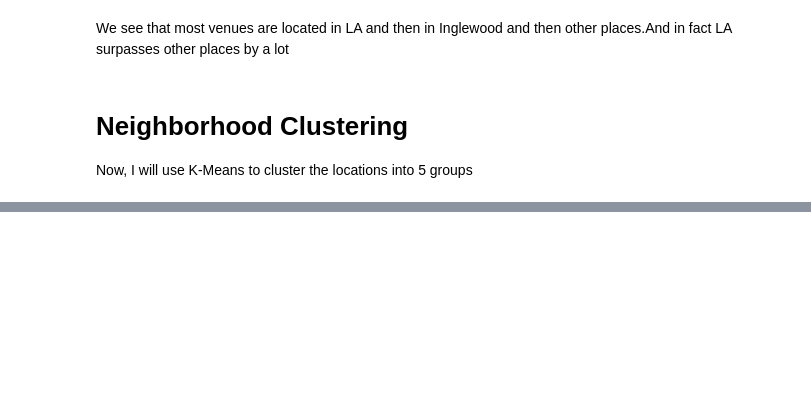
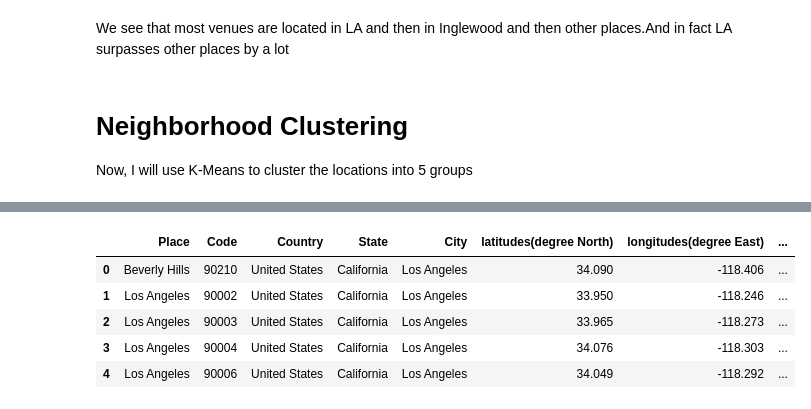
Before and after one commit to RandomY-2/Coursera_Capstone, a Jupyter notebook: LA_Neighborhood_Clustering.ipynb, the cells around one changed output, grey strips where cells are left out. Cells and saved outputs as stored; diff of their text form; code cells hidden in the pictures; blank space fills up the shorter version.

```diff
--- a/LA_Neighborhood_Clustering.ipynb
+++ b/LA_Neighborhood_Clustering.ipynb
@@ -498,13 +643,17 @@ kmeans.labels_[0:10]
 # %%
-# add clustering labels
-la_venues_sorted.insert(0, 'Cluster Labels', kmeans.labels_)
-
 la_merged = la_neighborhoods
 
 # merge manhattan_grouped with manhattan_data to add latitude/longitude for each neighborhood
-la_merged = la_merged.join(la_venues_sorted.set_index('Neighbourhood'), on='Neighbourhood')
+la_merged = la_merged.join(la_venues_sorted.set_index('Neighbourhood'), on='Place')
 
 la_merged.head() # check the last columns!
+# %% [output]
+|  | Place | Code | Country | State | City | latitudes(degree North) | longitudes(degree East) | ... |
+| 0 | Beverly Hills | 90210 | United States | California | Los Angeles | 34.090 | -118.406 | ... |
+| 1 | Los Angeles | 90002 | United States | California | Los Angeles | 33.950 | -118.246 | ... |
+| 2 | Los Angeles | 90003 | United States | California | Los Angeles | 33.965 | -118.273 | ... |
+| 3 | Los Angeles | 90004 | United States | California | Los Angeles | 34.076 | -118.303 | ... |
+| 4 | Los Angeles | 90006 | United States | California | Los Angeles | 34.049 | -118.292 | ... |
 # %%
 la_merged['Cluster Labels'] = la_merged['Cluster Labels'].fillna(0)
 # %%
```
Also changed, not shown: parts of 19 cells of this notebook.
